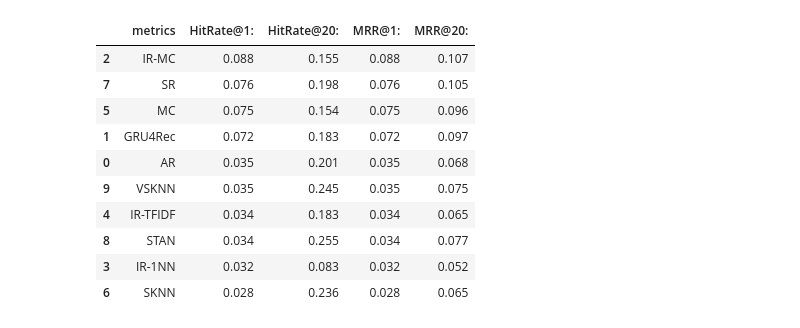
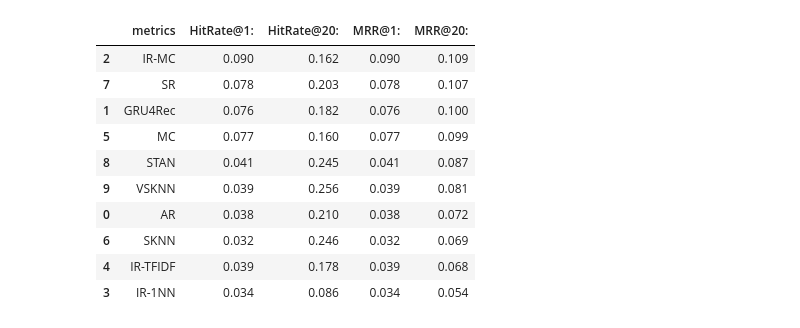
Before and after one commit to arthurtofani/session-rec, a Jupyter notebook: performance.ipynb, the cells around one changed output. Saved outputs shown, nothing was run; the diff lists cells and outputs as text; code cells hidden in the pictures.

```diff
--- a/performance.ipynb
+++ b/performance.ipynb
@@ -8,11 +8,11 @@ plt.rcParams.update({'font.size': 15})
 fig_path = '/home/arthur/Documents/Doutorado/papers/rec/umuai'
 # %%
 dataset = 'nowplaying'
-slugs_df = pd.read_csv('slugs.csv', sep=';').set_index('Metrics')
-folder='/home/arthur/Documents/Doutorado/exp/recommendation/ludewig/results/ir/next/%s/' % dataset
+slugs_df = pd.read_csv('slugs_%s.csv' % dataset, sep=';').set_index('Metrics')
+folder='/home/arthur/Documents/Doutorado/exp/recommendation/ludewig/results/ir/next/%s/final/' % dataset
 files= ['test_window_next_knn_%s.%s.csv', 'test_window_next_knn2_%s.%s.csv', 'test_window_next_rules_%s.%s.csv', 'test_window_next_neural_%s.%s.csv']
 #files= ['test_window_next_knn_%s.%s.csv']
-num_slices = 3
+num_slices = 5
 dfx = None
 df = None
 for j, file in enumerate(files):
@@ -27,22 +27,3 @@ metr = df.Metrics.values
 df = df.groupby(['Metrics']).mean()
 df = df.reset_index()
 df.set_index('Metrics', inplace=True)
-
-df.insert(0, 'metrics', slugs_df['slug'])
-df = df[df.metrics != 'skip']
-df.reset_index(drop=True, inplace=True)
-
-xdf = df[['metrics', 'HitRate@1: ', 'HitRate@20: ', 'MRR@1: ', 'MRR@20: ']].sort_values('MRR@1: ', ascending=False)
-xdf.style.background_gradient(axis = 0, cmap='Blues')
-# %% [output]
-|  | metrics | HitRate@1: | HitRate@20: | MRR@1: | MRR@20: |
-| 2 | IR-MC | 0.088 | 0.155 | 0.088 | 0.107 |
-| 7 | SR | 0.076 | 0.198 | 0.076 | 0.105 |
-| 5 | MC | 0.075 | 0.154 | 0.075 | 0.096 |
-| 1 | GRU4Rec | 0.072 | 0.183 | 0.072 | 0.097 |
-| 0 | AR | 0.035 | 0.201 | 0.035 | 0.068 |
-| 9 | VSKNN | 0.035 | 0.245 | 0.035 | 0.075 |
-| 4 | IR-TFIDF | 0.034 | 0.183 | 0.034 | 0.065 |
-| 8 | STAN | 0.034 | 0.255 | 0.034 | 0.077 |
-| 3 | IR-1NN | 0.032 | 0.083 | 0.032 | 0.052 |
-| 6 | SKNN | 0.028 | 0.236 | 0.028 | 0.065 |
@@ -49,3 +33,25 @@ xdf.style.background_gradient(axis = 0, cmap='Blues')
+# %%
+
+df.insert(0, 'metrics', slugs_df['slug'])
+df = df[df.metrics != 'skip']
+df.reset_index(drop=True, inplace=True)
+df.columns
+xdf = df[['metrics', 'HitRate@1: ', 'HitRate@20: ', 'MRR@1: ', 'MRR@20: ']].sort_values('MRR@20: ', ascending=False)
+xdf.style.background_gradient(axis = 0, cmap='Blues')
+#xdf = df[['Metrics', 'MRR@20: ']].sort_values('MRR@20: ', ascending=False)
+#xdf.head(49)
+# %% [output]
+|  | metrics | HitRate@1: | HitRate@20: | MRR@1: | MRR@20: |
+| 2 | IR-MC | 0.090 | 0.162 | 0.090 | 0.109 |
+| 7 | SR | 0.078 | 0.203 | 0.078 | 0.107 |
+| 1 | GRU4Rec | 0.076 | 0.182 | 0.076 | 0.100 |
+| 5 | MC | 0.077 | 0.160 | 0.077 | 0.099 |
+| 8 | STAN | 0.041 | 0.245 | 0.041 | 0.087 |
+| 9 | VSKNN | 0.039 | 0.256 | 0.039 | 0.081 |
+| 0 | AR | 0.038 | 0.210 | 0.038 | 0.072 |
+| 6 | SKNN | 0.032 | 0.246 | 0.032 | 0.069 |
+| 4 | IR-TFIDF | 0.039 | 0.178 | 0.039 | 0.068 |
+| 3 | IR-1NN | 0.034 | 0.086 | 0.034 | 0.054 |
 # %%
 cl = ['HitRate@%s: ' % x for x in range(1, 21)]
 df_hr = df[['metrics'] + cl].T
```
Also changed, not shown: parts of 6 cells of this notebook, 19 other files.
